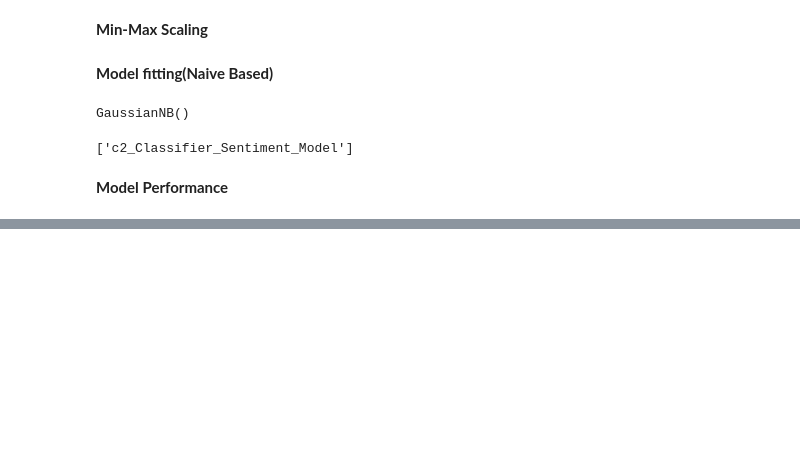
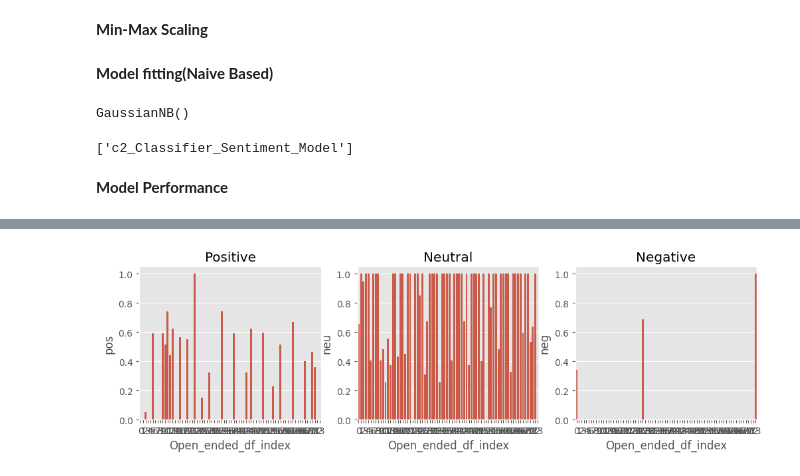
Before and after one commit to NeonLabs146/General_stuffs, a Jupyter notebook: Excellence_survey_MBM.ipynb, the cells around one changed output, grey strips where cells are left out. Drawn from its saved outputs; the diff is of its cells as text; code cells hidden in the pictures; blank space fills up the shorter version.

```diff
--- a/Excellence_survey_MBM.ipynb
+++ b/Excellence_survey_MBM.ipynb
@@ -603,0 +736,24 @@ Testing Accuracy : 0.3333333333333333
+# %%
+figs, axs = plt.subplots(1, 3, figsize=(12, 3))
+
+# Create a new data frame from the existing vaders
+# which has the mean of each category grouped by the index
+df_pos = vaders.groupby('Open_ended_df_index')['pos'].mean().reset_index()
+df_neu = vaders.groupby('Open_ended_df_index')['neu'].mean().reset_index()
+df_neg = vaders.groupby('Open_ended_df_index')['neg'].mean().reset_index()
+
+# Plot the positive sentiment
+sns.barplot(data=df_pos, x='Open_ended_df_index', y='pos', ax=axs[0]) # x now uses the Open_ended_df_index and y now uses the pos data in the new dataframe.
+axs[0].set_title('Positive')
+
+# Plot the neutral sentiment
+sns.barplot(data=df_neu, x='Open_ended_df_index', y='neu', ax=axs[1]) # x now uses the Open_ended_df_index and y now uses the neu data in the new dataframe.
+axs[1].set_title('Neutral')
+# Plot the negative sentiment
+sns.barplot(data=df_neg, x='Open_ended_df_index', y='neg', ax=axs[2]) # x now uses the Open_ended_df_index and y now uses the neg data in the new dataframe.
+axs[2].set_title('Negative')
+
+#plt.tight_layout()
+plt.show()
+# %% [output]
+[figure, added]
```
Also changed, not shown: parts of 26 cells of this notebook.
